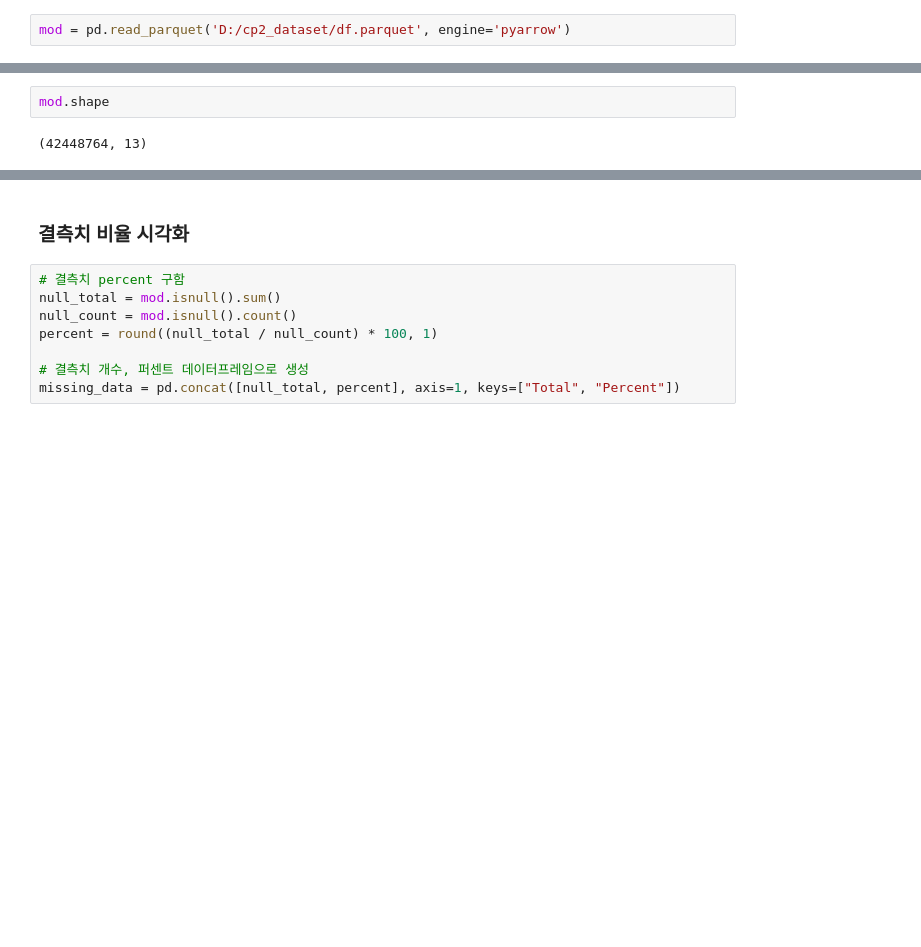
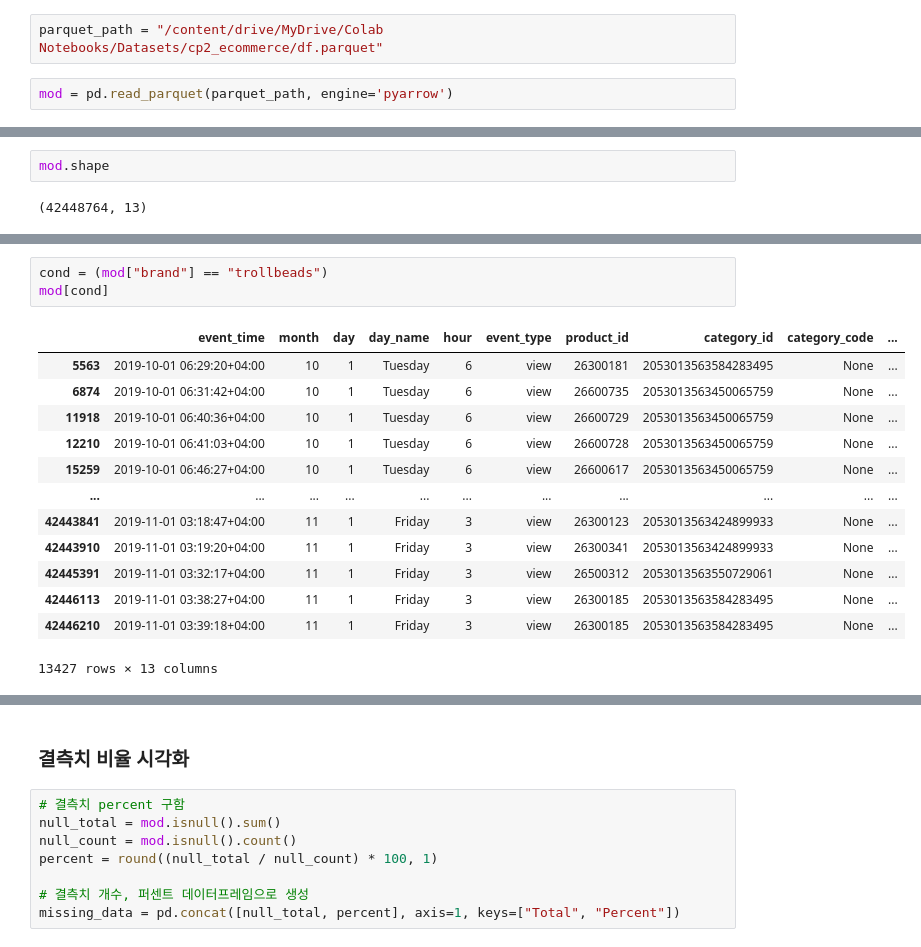
Before and after one commit to benidjor/ecommerce-behavior-data-analysis, a Jupyter notebook: tsj_data/2019_oct_eda.ipynb, the cells around one changed output, grey strips where cells are left out. Drawn from its saved outputs; the diff is of its cells as text; blank space fills up the shorter version.

```diff
--- a/tsj_data/2019_oct_eda.ipynb
+++ b/tsj_data/2019_oct_eda.ipynb
@@ -103,5 +76,7 @@ df_mod.to_parquet("D:/cp2_dataset/df.parquet", engine="pyarrow", compression="gz
+# %%
+parquet_path = "/content/drive/MyDrive/Colab Notebooks/Datasets/cp2_ecommerce/df.parquet"
 # %%
-mod = pd.read_parquet('D:/cp2_dataset/df.parquet', engine='pyarrow')
+mod = pd.read_parquet(parquet_path, engine='pyarrow')
 # %%
 mod.head()
 # %% [output]
@@ -304,0 +338,17 @@ mod.shape
+# %%
+cond = (mod["brand"] == "trollbeads")
+mod[cond]
+# %% [output]
+|  | event_time | month | day | day_name | hour | event_type | product_id | category_id | category_code | ... |
+| 5563 | 2019-10-01 06:29:20+04:00 | 10 | 1 | Tuesday | 6 | view | 26300181 | 2053013563584283495 | None | ... |
+| 6874 | 2019-10-01 06:31:42+04:00 | 10 | 1 | Tuesday | 6 | view | 26600735 | 2053013563450065759 | None | ... |
+| 11918 | 2019-10-01 06:40:36+04:00 | 10 | 1 | Tuesday | 6 | view | 26600729 | 2053013563450065759 | None | ... |
+| 12210 | 2019-10-01 06:41:03+04:00 | 10 | 1 | Tuesday | 6 | view | 26600728 | 2053013563450065759 | None | ... |
+| 15259 | 2019-10-01 06:46:27+04:00 | 10 | 1 | Tuesday | 6 | view | 26600617 | 2053013563450065759 | None | ... |
+| ... | ... | ... | ... | ... | ... | ... | ... | ... | ... | ... |
+| 42443841 | 2019-11-01 03:18:47+04:00 | 11 | 1 | Friday | 3 | view | 26300123 | 2053013563424899933 | None | ... |
+| 42443910 | 2019-11-01 03:19:20+04:00 | 11 | 1 | Friday | 3 | view | 26300341 | 2053013563424899933 | None | ... |
+| 42445391 | 2019-11-01 03:32:17+04:00 | 11 | 1 | Friday | 3 | view | 26500312 | 2053013563550729061 | None | ... |
+| 42446113 | 2019-11-01 03:38:27+04:00 | 11 | 1 | Friday | 3 | view | 26300185 | 2053013563584283495 | None | ... |
+| 42446210 | 2019-11-01 03:39:18+04:00 | 11 | 1 | Friday | 3 | view | 26300185 | 2053013563584283495 | None | ... |
+13427 rows × 13 columns
```
Also changed, not shown: parts of 66 cells of this notebook.
